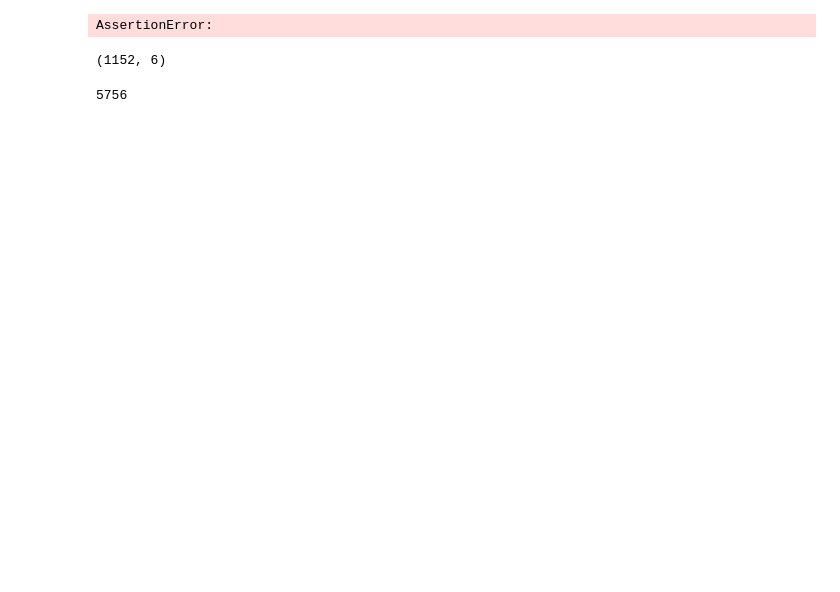
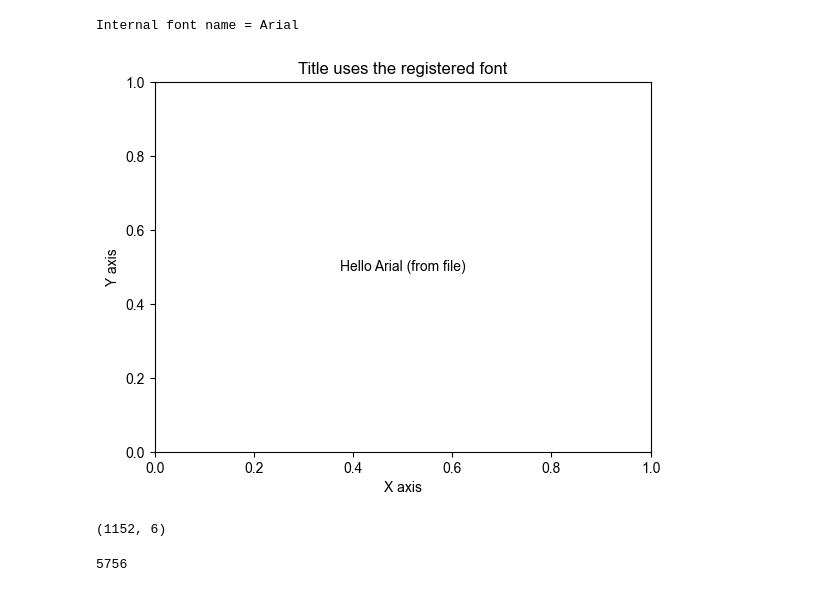
Before and after one commit to ncclab-sustech/DyEmo-movieDanmu, a Jupyter notebook: reproduce_figure3.ipynb, the cells around one changed output. Saved outputs shown, nothing was run; the diff lists cells and outputs as text; code cells hidden in the pictures; blank space fills up the shorter version.

```diff
--- a/reproduce_figure3.ipynb
+++ b/reproduce_figure3.ipynb
@@ -5,28 +5,30 @@ with open(r'\\10.16.57.94\dataset1\xinke\Danmu\DyEmo-submit\DyEmo-Forrest\Online
 # %%
 import matplotlib as mpl
 import matplotlib.pyplot as plt
 from matplotlib import font_manager as fm
 import os
 
-font_path = '/mnt/dataset0/lzs/.fonts/arial.ttf'
-assert os.path.exists(font_path)
+# font_path = '/mnt/dataset0/lzs/.fonts/arial.ttf'
+# assert os.path.exists(font_path)
 
-fm.fontManager.addfont(font_path)
+# fm.fontManager.addfont(font_path)
 
-font_name = fm.FontProperties(fname=font_path).get_name()
+# font_name = fm.FontProperties(fname=font_path).get_name()
+font_name = 'Arial'
 print("Internal font name =", font_name)
 
 mpl.rcParams['font.family'] = [font_name]
 mpl.rcParams['font.sans-serif'] = [font_name]
 mpl.rcParams['axes.unicode_minus'] = False
 
 plt.figure()
 plt.title('Title uses the registered font')
 plt.xlabel('X axis')
 plt.ylabel('Y axis')
 plt.text(0.5, 0.5, 'Hello Arial (from file)', ha='center', va='center')
 plt.show()
 # %% [output]
-AssertionError:
+Internal font name = Arial
+[figure, added]
 # %%
 import numpy as np
```
Also changed, not shown: parts of 9 cells of this notebook, 18 other files.
